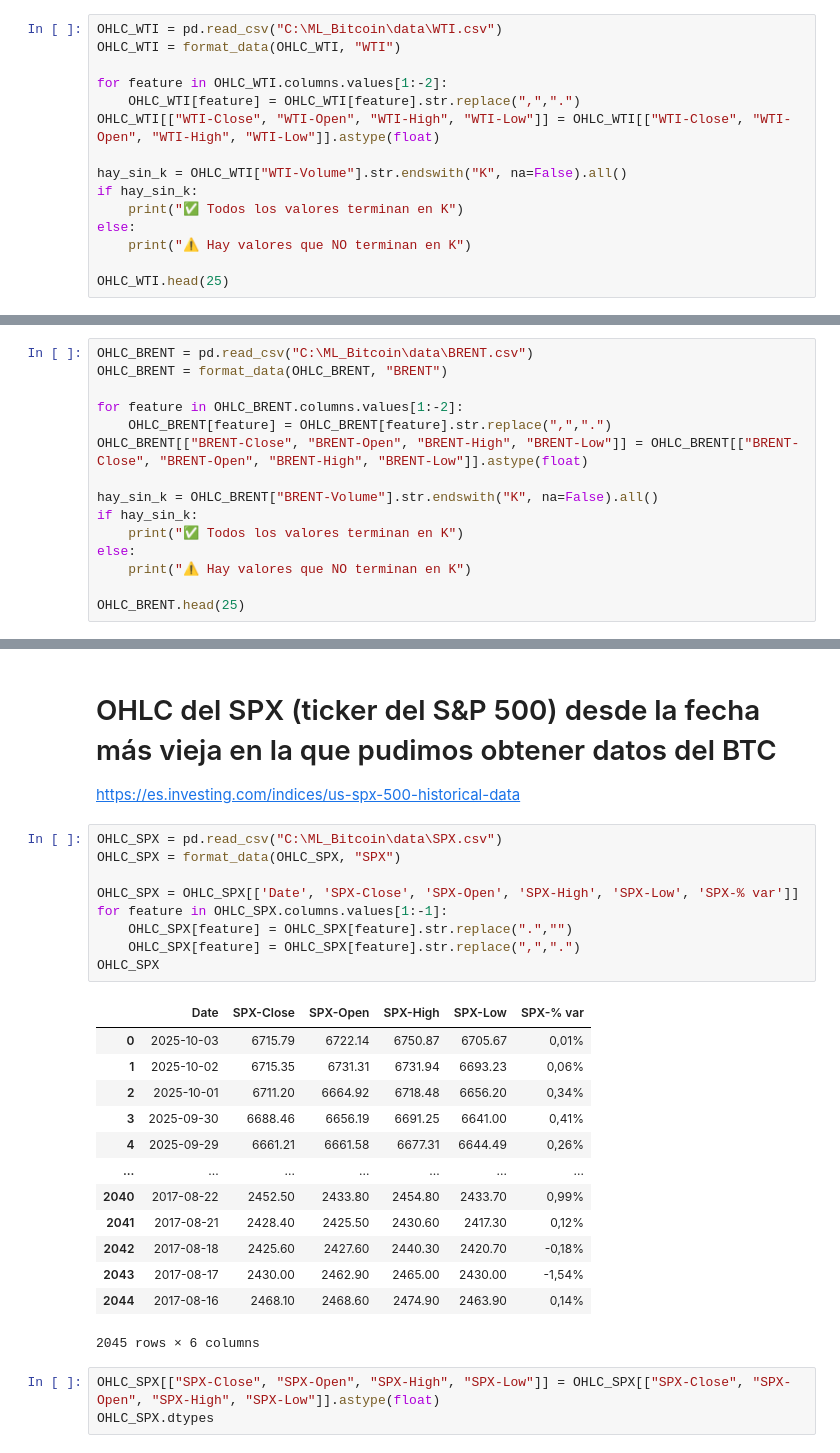
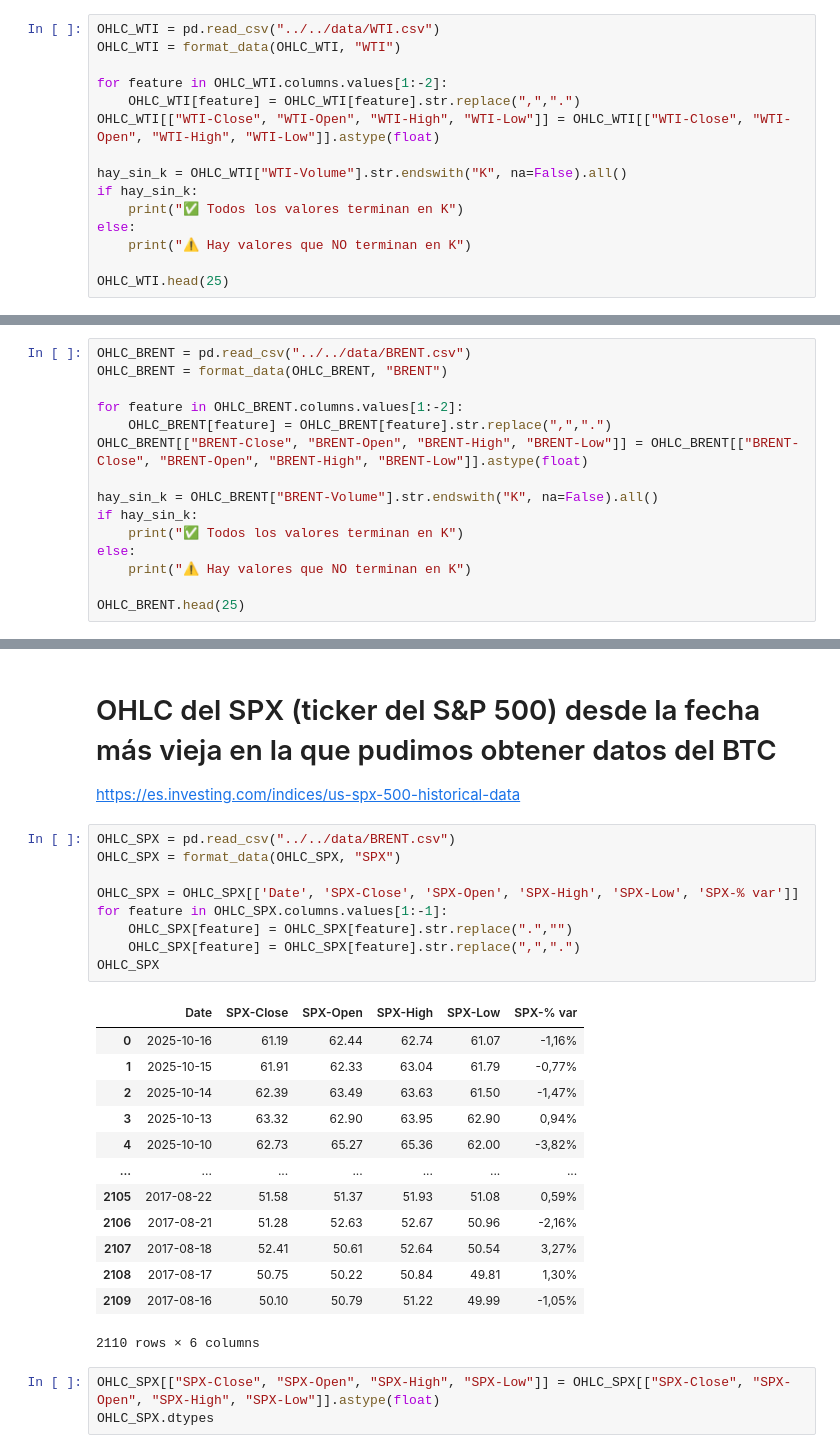
Before and after one commit to mijaelsegura03/ML_Bitcoin, a Jupyter notebook: notebooks/EDA/EDA-notebook.ipynb, the cells around one changed output, grey strips where cells are left out. Cells and saved outputs as stored; diff of their text form.

```diff
--- a/notebooks/EDA/EDA-notebook.ipynb
+++ b/notebooks/EDA/EDA-notebook.ipynb
@@ -62,7 +62,7 @@ OHLC_BTC
 # OHLC del petróleo (WTI) desde la fecha más vieja en la que pudimos obtener datos del BTC
 https://es.investing.com/commodities/crude-oil-historical-data
 # %%
-OHLC_WTI = pd.read_csv("C:\ML_Bitcoin\data\WTI.csv")
+OHLC_WTI = pd.read_csv("../../data/WTI.csv")
 OHLC_WTI = format_data(OHLC_WTI, "WTI")
 
 for feature in OHLC_WTI.columns.values[1:-2]:
@@ -177,7 +177,7 @@ OHLC_WTI.head(25)
 # OHLC del petróleo (Brent) desde la fecha más vieja en la que pudimos obtener datos del BTC
 https://es.investing.com/commodities/brent-oil-historical-data
 # %%
-OHLC_BRENT = pd.read_csv("C:\ML_Bitcoin\data\BRENT.csv")
+OHLC_BRENT = pd.read_csv("../../data/BRENT.csv")
 OHLC_BRENT = format_data(OHLC_BRENT, "BRENT")
 
 for feature in OHLC_BRENT.columns.values[1:-2]:
@@ -257,28 +257,28 @@ OHLC_BRENT.head(25)
 # OHLC del SPX (ticker del S&P 500) desde la fecha más vieja en la que pudimos obtener datos del BTC
 https://es.investing.com/indices/us-spx-500-historical-data
 # %%
-OHLC_SPX = pd.read_csv("C:\ML_Bitcoin\data\SPX.csv")
+OHLC_SPX = pd.read_csv("../../data/BRENT.csv")
 OHLC_SPX = format_data(OHLC_SPX, "SPX")
 
 OHLC_SPX = OHLC_SPX[['Date', 'SPX-Close', 'SPX-Open', 'SPX-High', 'SPX-Low', 'SPX-% var']]
 for feature in OHLC_SPX.columns.values[1:-1]:
     OHLC_SPX[feature] = OHLC_SPX[feature].str.replace(".","")
     OHLC_SPX[feature] = OHLC_SPX[feature].str.replace(",",".")
 OHLC_SPX
 # %% [output]
 |  | Date | SPX-Close | SPX-Open | SPX-High | SPX-Low | SPX-% var |
-| 0 | 2025-10-03 | 6715.79 | 6722.14 | 6750.87 | 6705.67 | 0,01% |
-| 1 | 2025-10-02 | 6715.35 | 6731.31 | 6731.94 | 6693.23 | 0,06% |
-| 2 | 2025-10-01 | 6711.20 | 6664.92 | 6718.48 | 6656.20 | 0,34% |
-| 3 | 2025-09-30 | 6688.46 | 6656.19 | 6691.25 | 6641.00 | 0,41% |
-| 4 | 2025-09-29 | 6661.21 | 6661.58 | 6677.31 | 6644.49 | 0,26% |
+| 0 | 2025-10-16 | 61.19 | 62.44 | 62.74 | 61.07 | -1,16% |
+| 1 | 2025-10-15 | 61.91 | 62.33 | 63.04 | 61.79 | -0,77% |
+| 2 | 2025-10-14 | 62.39 | 63.49 | 63.63 | 61.50 | -1,47% |
+| 3 | 2025-10-13 | 63.32 | 62.90 | 63.95 | 62.90 | 0,94% |
+| 4 | 2025-10-10 | 62.73 | 65.27 | 65.36 | 62.00 | -3,82% |
 | ... | ... | ... | ... | ... | ... | ... |
-| 2040 | 2017-08-22 | 2452.50 | 2433.80 | 2454.80 | 2433.70 | 0,99% |
-| 2041 | 2017-08-21 | 2428.40 | 2425.50 | 2430.60 | 2417.30 | 0,12% |
-| 2042 | 2017-08-18 | 2425.60 | 2427.60 | 2440.30 | 2420.70 | -0,18% |
-| 2043 | 2017-08-17 | 2430.00 | 2462.90 | 2465.00 | 2430.00 | -1,54% |
-| 2044 | 2017-08-16 | 2468.10 | 2468.60 | 2474.90 | 2463.90 | 0,14% |
+| 2105 | 2017-08-22 | 51.58 | 51.37 | 51.93 | 51.08 | 0,59% |
+| 2106 | 2017-08-21 | 51.28 | 52.63 | 52.67 | 50.96 | -2,16% |
+| 2107 | 2017-08-18 | 52.41 | 50.61 | 52.64 | 50.54 | 3,27% |
+| 2108 | 2017-08-17 | 50.75 | 50.22 | 50.84 | 49.81 | 1,30% |
+| 2109 | 2017-08-16 | 50.10 | 50.79 | 51.22 | 49.99 | -1,05% |
-2045 rows × 6 columns
+2110 rows × 6 columns
 # %%
 OHLC_SPX[["SPX-Close", "SPX-Open", "SPX-High", "SPX-Low"]] = OHLC_SPX[["SPX-Close", "SPX-Open", "SPX-High", "SPX-Low"]].astype(float)
 OHLC_SPX.dtypes
```
Also changed, not shown: parts of 24 cells of this notebook, 32 other files.
